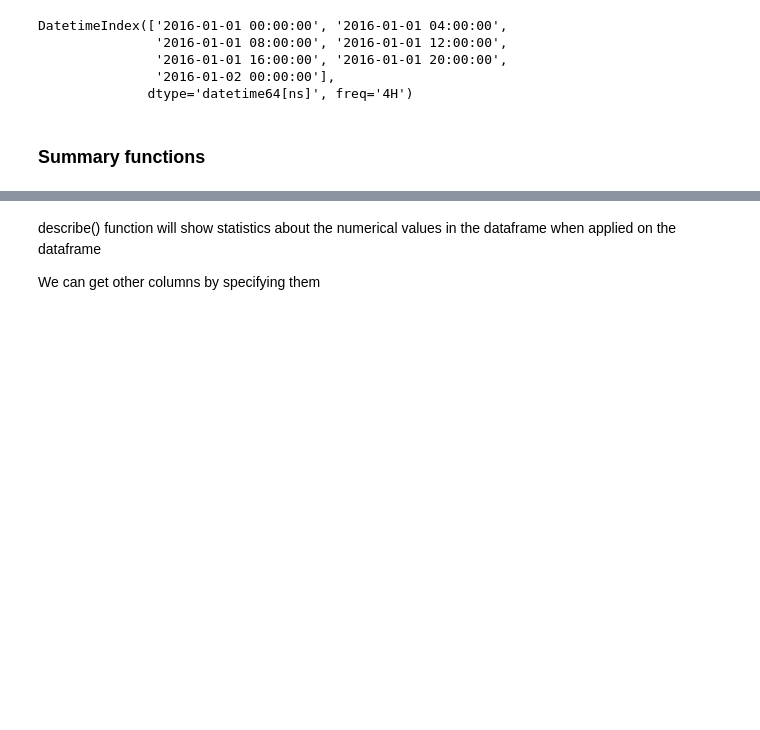
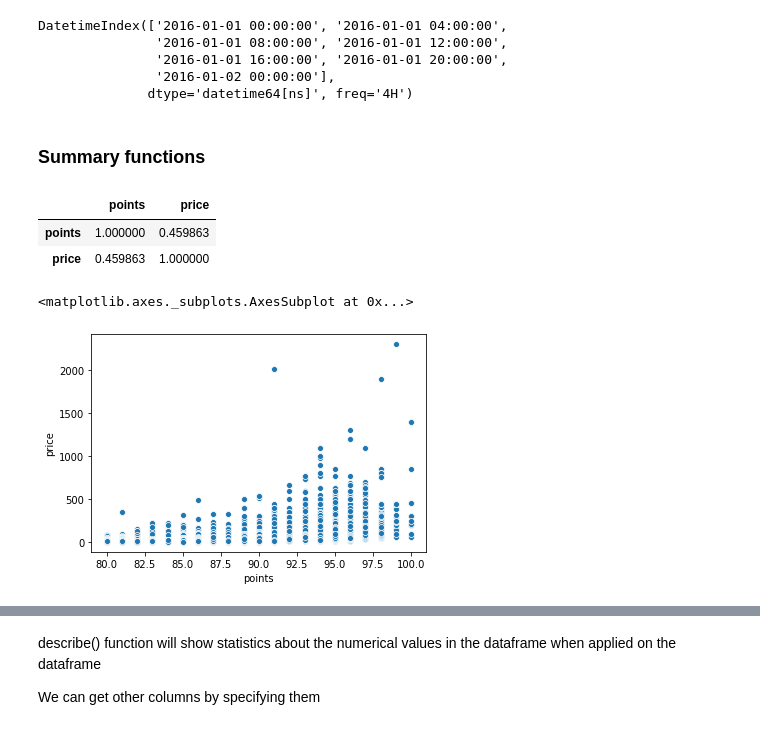
Before and after one commit to gillouche/exploratory-data-analysis, a Jupyter notebook: notebooks/001. pandas.ipynb, the cells around one changed output, grey strips where cells are left out. Saved outputs shown, nothing was run; the diff lists cells and outputs as text; code cells hidden in the pictures; blank space fills up the shorter version.

```diff
--- a/notebooks/001. pandas.ipynb
+++ b/notebooks/001. pandas.ipynb
@@ -828,3 +829,15 @@ DatetimeIndex(['2016-01-01 00:00:00', '2016-01-01 04:00:00',
 ### Summary functions
 # %%
 df = read_data()
+# %%
+# check correlation between numerical features
+df.corr()
+# %% [output]
+|  | points | price |
+| points | 1.000000 | 0.459863 |
+| price | 0.459863 | 1.000000 |
+# %%
+sns.scatterplot(x='points', y='price', data=df)
+# %% [output]
+<matplotlib.axes._subplots.AxesSubplot at 0x...>
+[figure, added]
```
Also changed, not shown: parts of 22 cells of this notebook, 9 other files.
